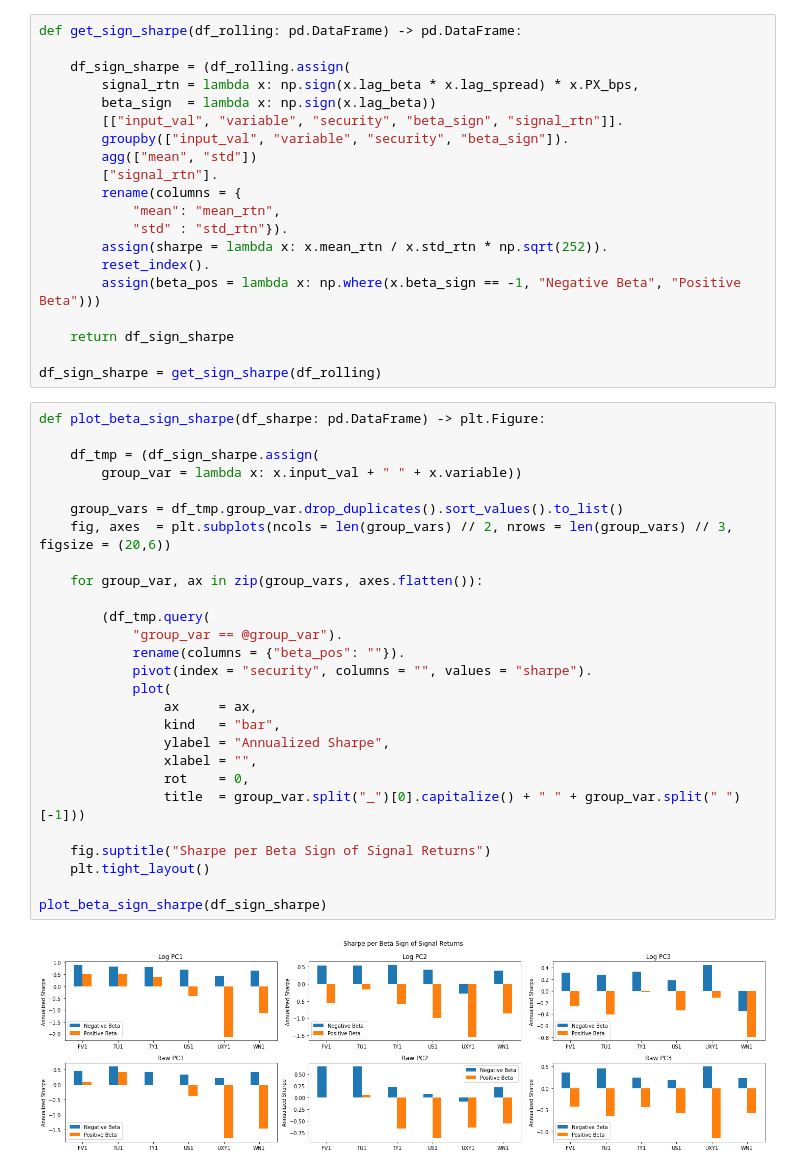
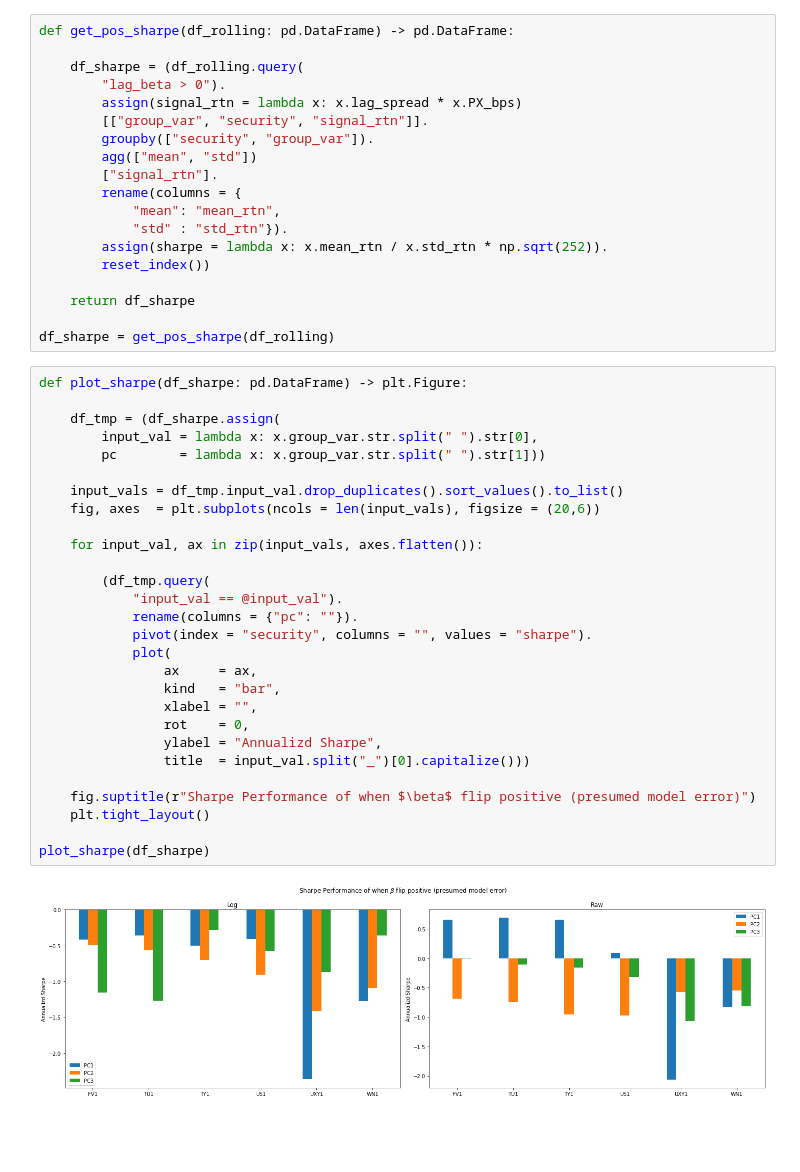
Before and after one commit to diegodalvarez/TreasuryInflationPCA, a Jupyter notebook: root/notebook/SignalBacktest/RollingRegressionBetaSignal.ipynb, the cells around one changed output. Cells and saved outputs as stored; diff of their text form; blank space fills up the shorter version.

```diff
--- a/root/notebook/SignalBacktest/RollingRegressionBetaSignal.ipynb
+++ b/root/notebook/SignalBacktest/RollingRegressionBetaSignal.ipynb
@@ -85,49 +207,49 @@ plot_rolling_sharpe(df_rolling)
 # %%
-def get_sign_sharpe(df_rolling: pd.DataFrame) -> pd.DataFrame:
+def get_pos_sharpe(df_rolling: pd.DataFrame) -> pd.DataFrame:
 
-    df_sign_sharpe = (df_rolling.assign(
-        signal_rtn = lambda x: np.sign(x.lag_beta * x.lag_spread) * x.PX_bps,
-        beta_sign  = lambda x: np.sign(x.lag_beta))
-        [["input_val", "variable", "security", "beta_sign", "signal_rtn"]].
-        groupby(["input_val", "variable", "security", "beta_sign"]).
+    df_sharpe = (df_rolling.query(
+        "lag_beta > 0").
+        assign(signal_rtn = lambda x: x.lag_spread * x.PX_bps)
+        [["group_var", "security", "signal_rtn"]].
+        groupby(["security", "group_var"]).
         agg(["mean", "std"])
         ["signal_rtn"].
         rename(columns = {
             "mean": "mean_rtn",
             "std" : "std_rtn"}).
         assign(sharpe = lambda x: x.mean_rtn / x.std_rtn * np.sqrt(252)).
-        reset_index().
-        assign(beta_pos = lambda x: np.where(x.beta_sign == -1, "Negative Beta", "Positive Beta")))
+        reset_index())
 
-    return df_sign_sharpe
+    return df_sharpe
 
-df_sign_sharpe = get_sign_sharpe(df_rolling)
+df_sharpe = get_pos_sharpe(df_rolling)
 # %%
-def plot_beta_sign_sharpe(df_sharpe: pd.DataFrame) -> plt.Figure:
+def plot_sharpe(df_sharpe: pd.DataFrame) -> plt.Figure:
 
-    df_tmp = (df_sign_sharpe.assign(
-        group_var = lambda x: x.input_val + " " + x.variable))
+    df_tmp = (df_sharpe.assign(
+        input_val = lambda x: x.group_var.str.split(" ").str[0],
+        pc        = lambda x: x.group_var.str.split(" ").str[1]))
 
-    group_vars = df_tmp.group_var.drop_duplicates().sort_values().to_list()
-    fig, axes  = plt.subplots(ncols = len(group_vars) // 2, nrows = len(group_vars) // 3, figsize = (20,6))
+    input_vals = df_tmp.input_val.drop_duplicates().sort_values().to_list()
+    fig, axes  = plt.subplots(ncols = len(input_vals), figsize = (20,6))
 
-    for group_var, ax in zip(group_vars, axes.flatten()):
+    for input_val, ax in zip(input_vals, axes.flatten()):
 
         (df_tmp.query(
-            "group_var == @group_var").
-            rename(columns = {"beta_pos": ""}).
+            "input_val == @input_val").
+            rename(columns = {"pc": ""}).
             pivot(index = "security", columns = "", values = "sharpe").
             plot(
                 ax     = ax,
                 kind   = "bar",
-                ylabel = "Annualized Sharpe",
                 xlabel = "",
                 rot    = 0,
-                title  = group_var.split("_")[0].capitalize() + " " + group_var.split(" ")[-1]))
+                ylabel = "Annualizd Sharpe",
+                title  = input_val.split("_")[0].capitalize()))
 
-    fig.suptitle("Sharpe per Beta Sign of Signal Returns")
+    fig.suptitle(r"Sharpe Performance of when $\beta$ flip positive (presumed model error)")
     plt.tight_layout()
 
-plot_beta_sign_sharpe(df_sign_sharpe)
+plot_sharpe(df_sharpe)
 # %% [output]
-[figure, old version]
+[figure, new version]
```
Also changed, not shown: parts of 18 cells of this notebook, 1 other file.
